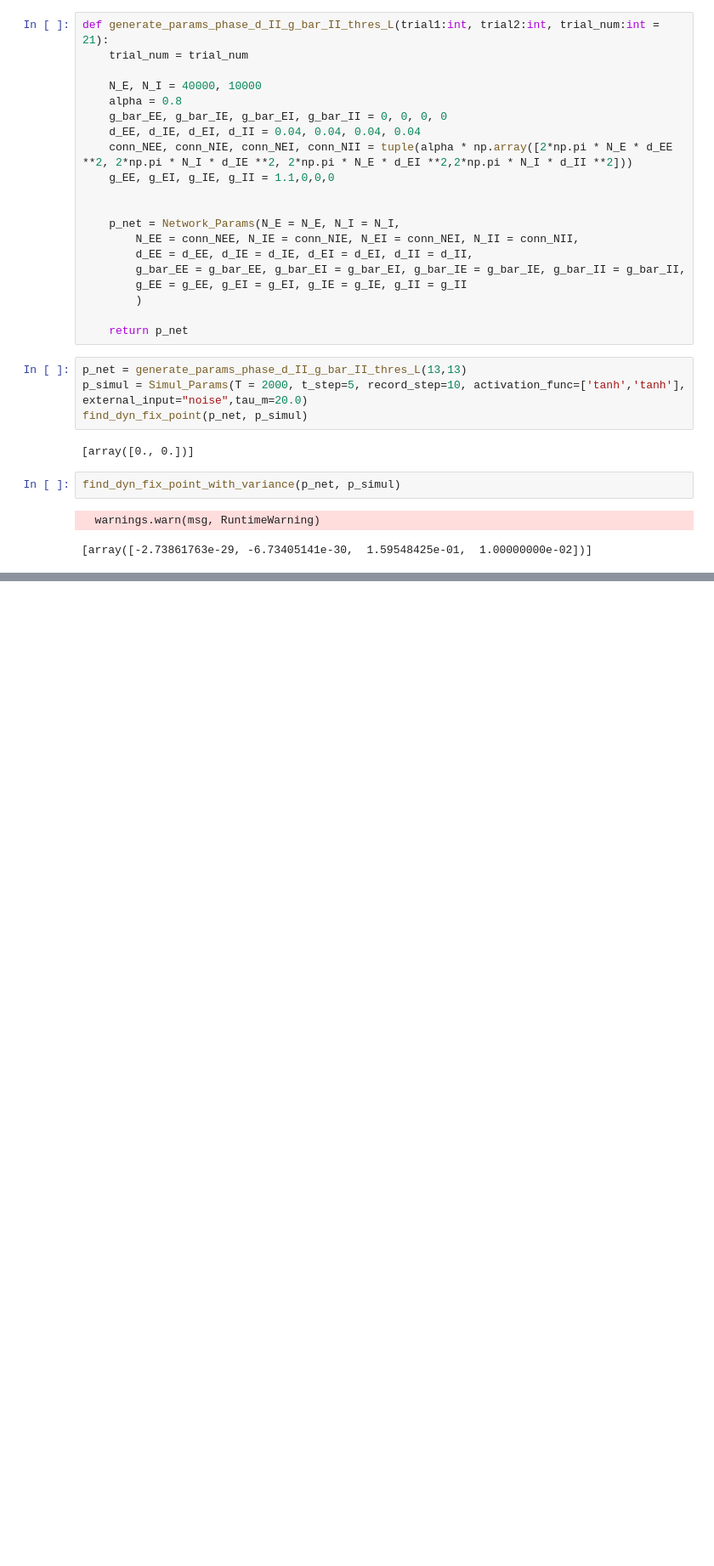
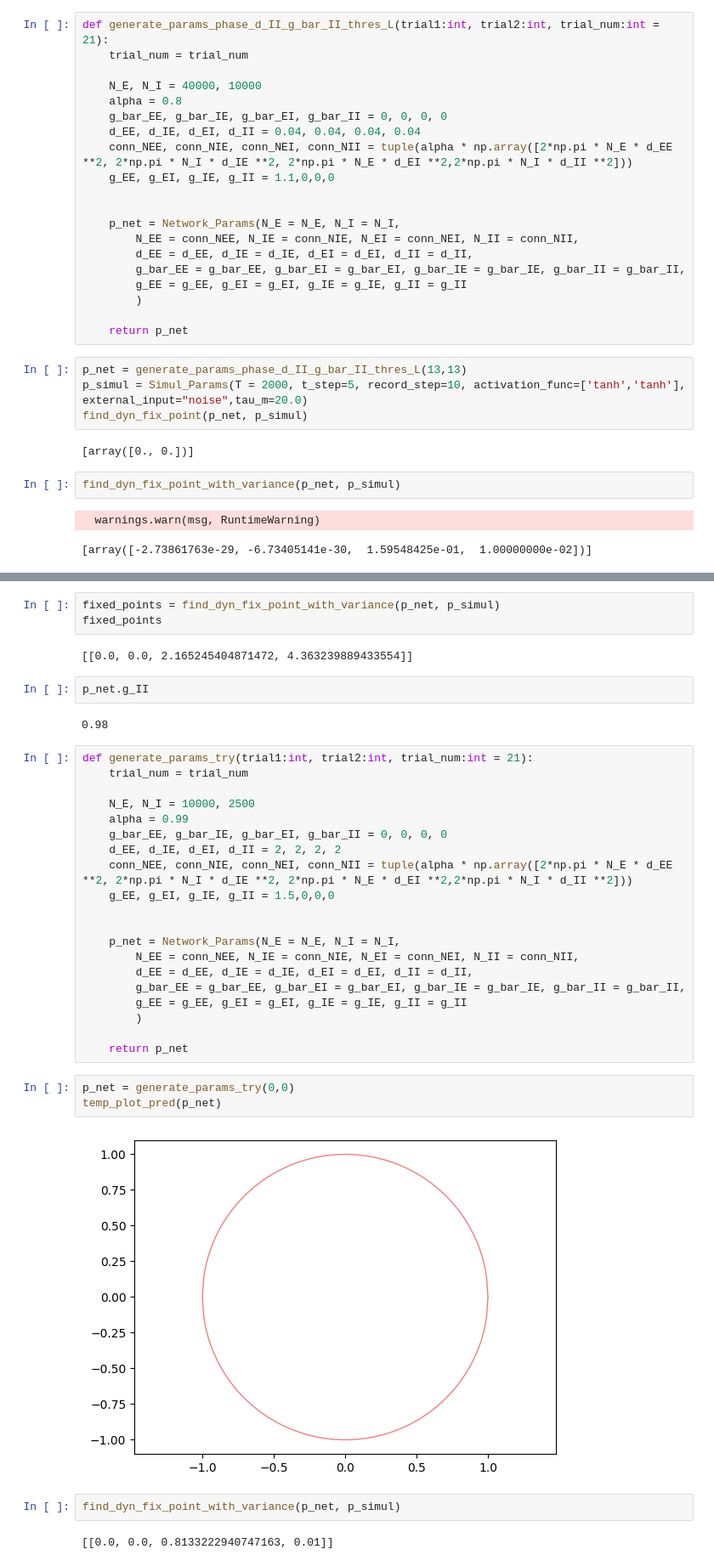
Before and after one commit to huang-yh20/spatial-linear-project, a Jupyter notebook: code/artfigs_NC/debug.ipynb, the cells around one changed output, grey strips where cells are left out. Shown at 85% size. Drawn from its saved outputs; the diff is of its cells as text; blank space fills up the shorter version.

```diff
--- a/code/artfigs_NC/debug.ipynb
+++ b/code/artfigs_NC/debug.ipynb
@@ -412,0 +438,38 @@ find_dyn_fix_point_with_variance(p_net, p_simul)
+# %%
+fixed_points = find_dyn_fix_point_with_variance(p_net, p_simul)
+fixed_points
+# %% [output]
+[[0.0, 0.0, 2.165245404871472, 4.363239889433554]]
+# %%
+p_net.g_II
+# %% [output]
+0.98
+# %%
+def generate_params_try(trial1:int, trial2:int, trial_num:int = 21):
+    trial_num = trial_num
+
+    N_E, N_I = 10000, 2500
+    alpha = 0.99
+    g_bar_EE, g_bar_IE, g_bar_EI, g_bar_II = 0, 0, 0, 0
+    d_EE, d_IE, d_EI, d_II = 2, 2, 2, 2
+    conn_NEE, conn_NIE, conn_NEI, conn_NII = tuple(alpha * np.array([2*np.pi * N_E * d_EE **2, 2*np.pi * N_I * d_IE **2, 2*np.pi * N_E * d_EI **2,2*np.pi * N_I * d_II **2]))
+    g_EE, g_EI, g_IE, g_II = 1.5,0,0,0
+
+
+    p_net = Network_Params(N_E = N_E, N_I = N_I,
+        N_EE = conn_NEE, N_IE = conn_NIE, N_EI = conn_NEI, N_II = conn_NII,
+        d_EE = d_EE, d_IE = d_IE, d_EI = d_EI, d_II = d_II,
+        g_bar_EE = g_bar_EE, g_bar_EI = g_bar_EI, g_bar_IE = g_bar_IE, g_bar_II = g_bar_II,
+        g_EE = g_EE, g_EI = g_EI, g_IE = g_IE, g_II = g_II
+        )
+
+    return p_net
+# %%
+p_net = generate_params_try(0,0)
+temp_plot_pred(p_net)
+# %% [output]
+[figure, added]
+# %%
+find_dyn_fix_point_with_variance(p_net, p_simul)
+# %% [output]
+[[0.0, 0.0, 0.8133222940747163, 0.01]]
```
Also changed, not shown: parts of 3 cells of this notebook, 2 other files.
